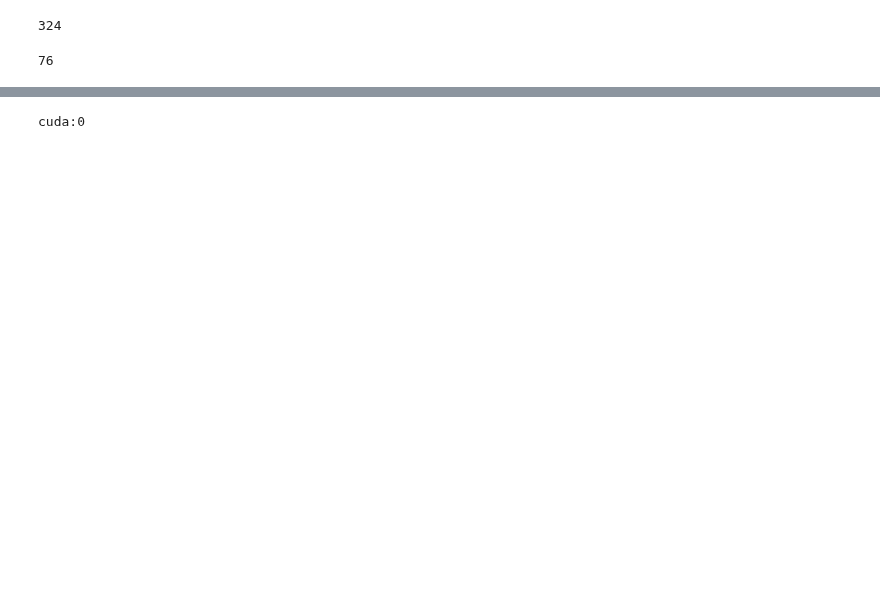
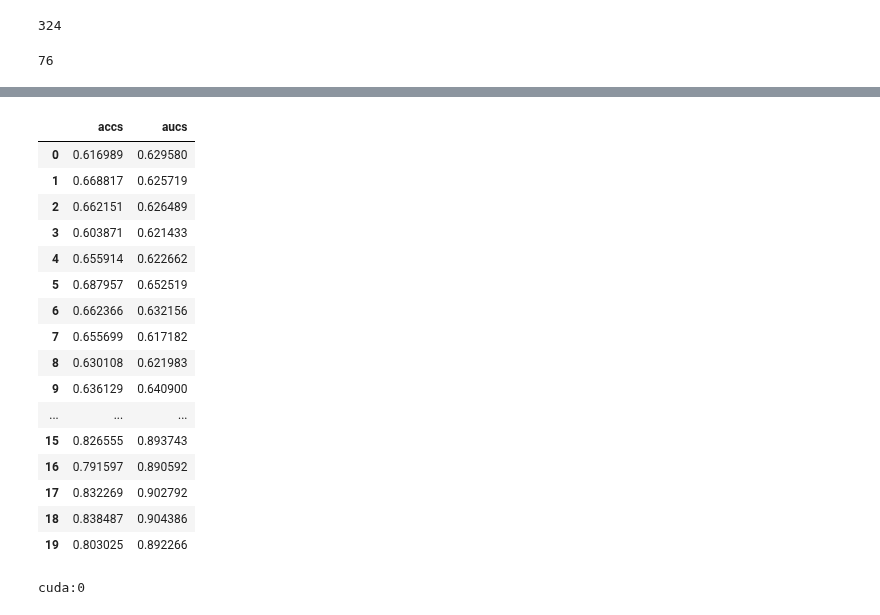
Before and after one commit to yzhang511/neural_decoding, a Jupyter notebook: notebooks/hierarchical_RRR_contrast.ipynb, the cells around one changed output, grey strips where cells are left out. Saved outputs shown, nothing was run; the diff lists cells and outputs as text; code cells hidden in the pictures; blank space fills up the shorter version.

Commit message:
diff contrast + xval

```diff
--- a/notebooks/hierarchical_RRR_contrast.ipynb
+++ b/notebooks/hierarchical_RRR_contrast.ipynb
@@ -264,8 +188,8 @@ class Hier_Reduced_Rank_Model(nn.Module):
             sess_idx = torch.unique(sess_idx)
             n_trials, n_units, n_t_bins = X.shape
             self.Vs = torch.einsum("ijk,kt->ijt", self.A, self.B)
-            Beta = torch.einsum("cr,rt->ct", self.Us[sess_idx], self.Vs[roi_idx].squeeze()).to(DEVICE)
-            out = torch.einsum("ct,kct->k", Beta, X)
+            self.Beta = torch.einsum("cr,rt->ct", self.Us[sess_idx], self.Vs[roi_idx].squeeze()).to(DEVICE)
+            out = torch.einsum("ct,kct->k", self.Beta, X)
             out += self.intercepts[sess_idx].to(DEVICE) * torch.ones(n_trials).to(DEVICE)
             out = self.sigmoid(out)
             pred_lst.append(out)
@@ -313,8 +237,8 @@ class LitHierRRR(L.LightningModule):
 # %%
 # setup
 regions = ["LP", "GRN"]
-n_rank_V = 2
-n_rank_B = 2
+n_rank_V = 5
+n_rank_B = 5
 n_epochs = 1000
 in_path = Path("/mnt/3TB/yizi/cached_ibl_data")
 # %%
@@ -400,0 +533,23 @@ np.save(in_path/f"res_{date.today()}.npy", res_dict)
+# %%
+df = pd.DataFrame(xval_dict[0]).iloc[:,:2] / 5
+for fold in range(1,5):
+    df += pd.DataFrame(xval_dict[fold]).iloc[:,:2] / 5
+df
+# %% [output]
+|  | accs | aucs |
+| 0 | 0.616989 | 0.629580 |
+| 1 | 0.668817 | 0.625719 |
+| 2 | 0.662151 | 0.626489 |
+| 3 | 0.603871 | 0.621433 |
+| 4 | 0.655914 | 0.622662 |
+| 5 | 0.687957 | 0.652519 |
+| 6 | 0.662366 | 0.632156 |
+| 7 | 0.655699 | 0.617182 |
+| 8 | 0.630108 | 0.621983 |
+| 9 | 0.636129 | 0.640900 |
+| ... | ... | ... |
+| 15 | 0.826555 | 0.893743 |
+| 16 | 0.791597 | 0.890592 |
+| 17 | 0.832269 | 0.902792 |
+| 18 | 0.838487 | 0.904386 |
+| 19 | 0.803025 | 0.892266 |
```
Also changed, not shown: parts of 8 cells of this notebook.
